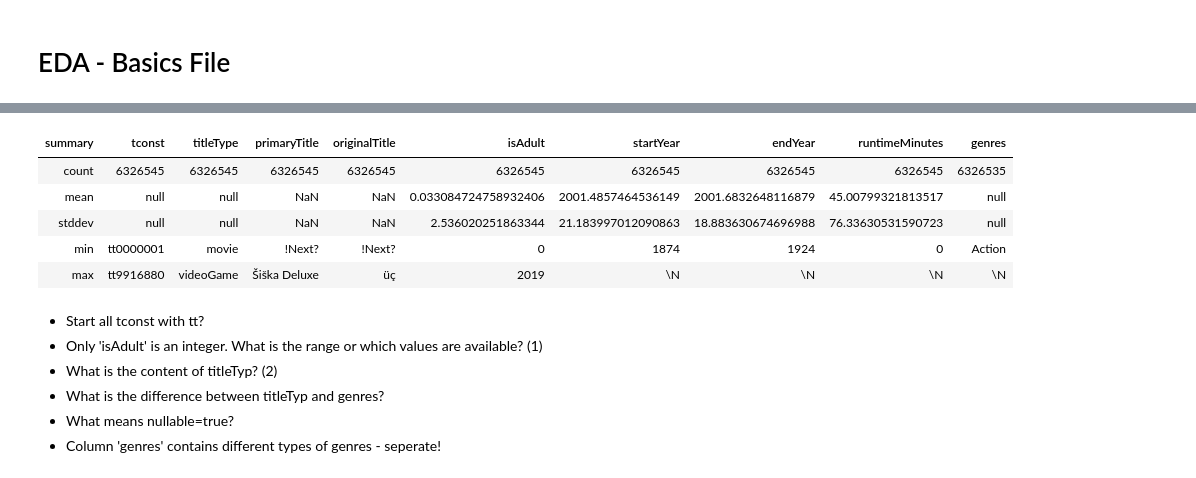
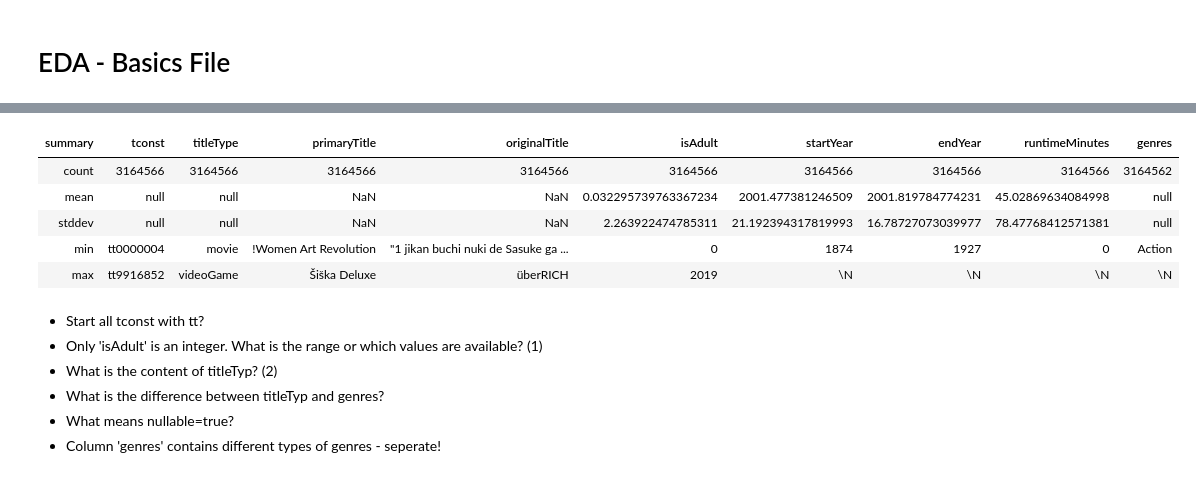
Before and after one commit to yaedin/imdb_project, a Jupyter notebook: EDA/imdb_norbert.ipynb, the cells around one changed output, grey strips where cells are left out. Cells and saved outputs as stored; diff of their text form; code cells hidden in the pictures.

```diff
--- a/EDA/imdb_norbert.ipynb
+++ b/EDA/imdb_norbert.ipynb
@@ -65,7 +65,10 @@ spark.version
 # %%
 # Import of the dataset
 
-df_basics_original = spark.read.load("dbfs:/mnt/data/TSV/title.basics.tsv",
+df_basics = spark.read.load("dbfs:/mnt/data/TSV/title.basics.tsv",
                            format="csv", sep="\t", inferSchema="true", header="true")
 # %% [output]
 [interactive output not drawn]
+# %%
+# Creating  a sample file with 50% of the dataset
+df_basics_sample = df_basics.sample(False, 0.5, 42)
@@ -111,14 +110,14 @@ Showing the first 1000 rows.
 # %%
 # Some statistics
 
-display(df_basics.describe())
+display(df_basics_sample.describe())
 # %% [output]
 | summary | tconst | titleType | primaryTitle | originalTitle | isAdult | startYear | endYear | runtimeMinutes | genres |
-| count | 6326545 | 6326545 | 6326545 | 6326545 | 6326545 | 6326545 | 6326545 | 6326545 | 6326535 |
-| mean | null | null | NaN | NaN | 0.033084724758932406 | 2001.4857464536149 | 2001.6832648116879 | 45.00799321813517 | null |
-| stddev | null | null | NaN | NaN | 2.536020251863344 | 21.183997012090863 | 18.883630674696988 | 76.33630531590723 | null |
-| min | tt0000001 | movie | !Next? | !Next? | 0 | 1874 | 1924 | 0 | Action |
-| max | tt9916880 | videoGame | Šiška Deluxe | üç | 2019 | \N | \N | \N | \N |
+| count | 3164566 | 3164566 | 3164566 | 3164566 | 3164566 | 3164566 | 3164566 | 3164566 | 3164562 |
+| mean | null | null | NaN | NaN | 0.032295739763367234 | 2001.477381246509 | 2001.819784774231 | 45.02869634084998 | null |
+| stddev | null | null | NaN | NaN | 2.263922474785311 | 21.192394317819993 | 16.78727073039977 | 78.47768412571381 | null |
+| min | tt0000004 | movie | !Women Art Revolution | "1 jikan buchi nuki de Sasuke ga ... | 0 | 1874 | 1927 | 0 | Action |
+| max | tt9916852 | videoGame | Šiška Deluxe | überRICH | 2019 | \N | \N | \N | \N |
 # %% [markdown]
 - Start all tconst with tt?
 - Only 'isAdult' is an integer. What is the range or which values are available? (1)
```
Also changed, not shown: parts of 26 cells of this notebook.
